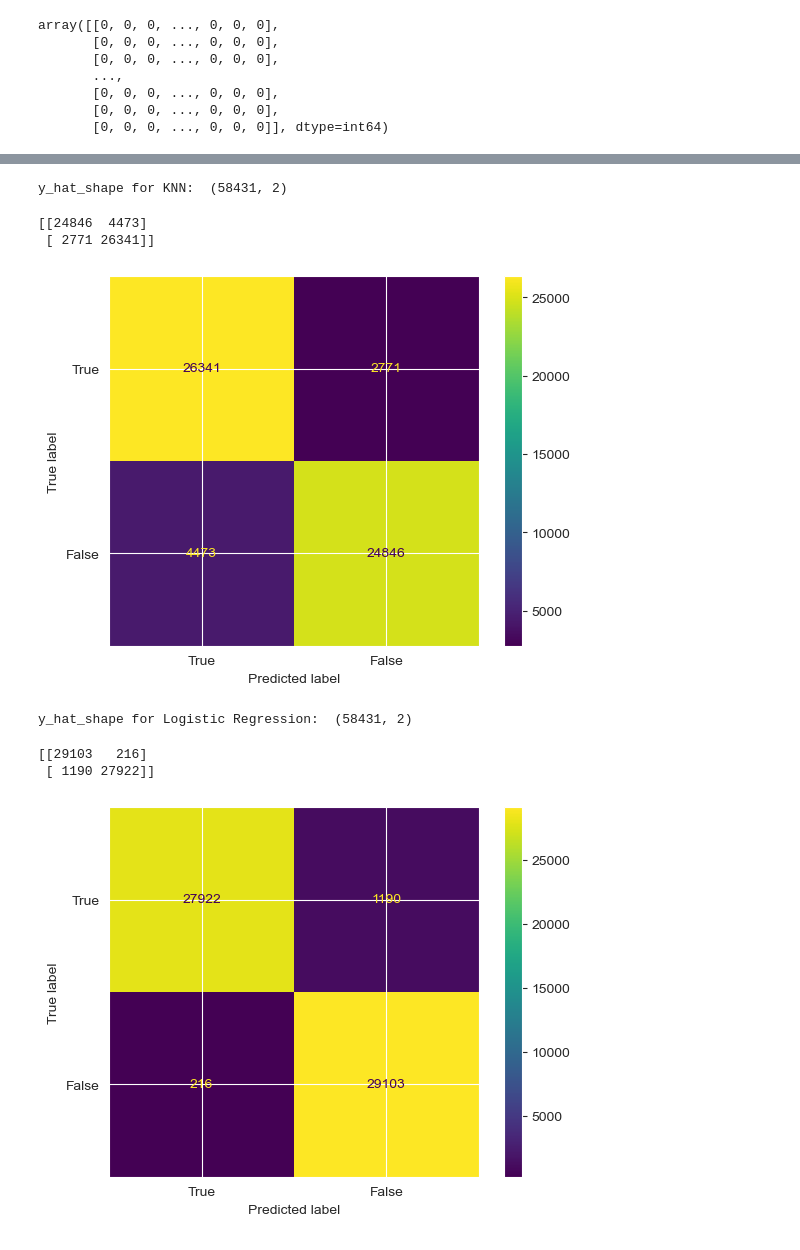
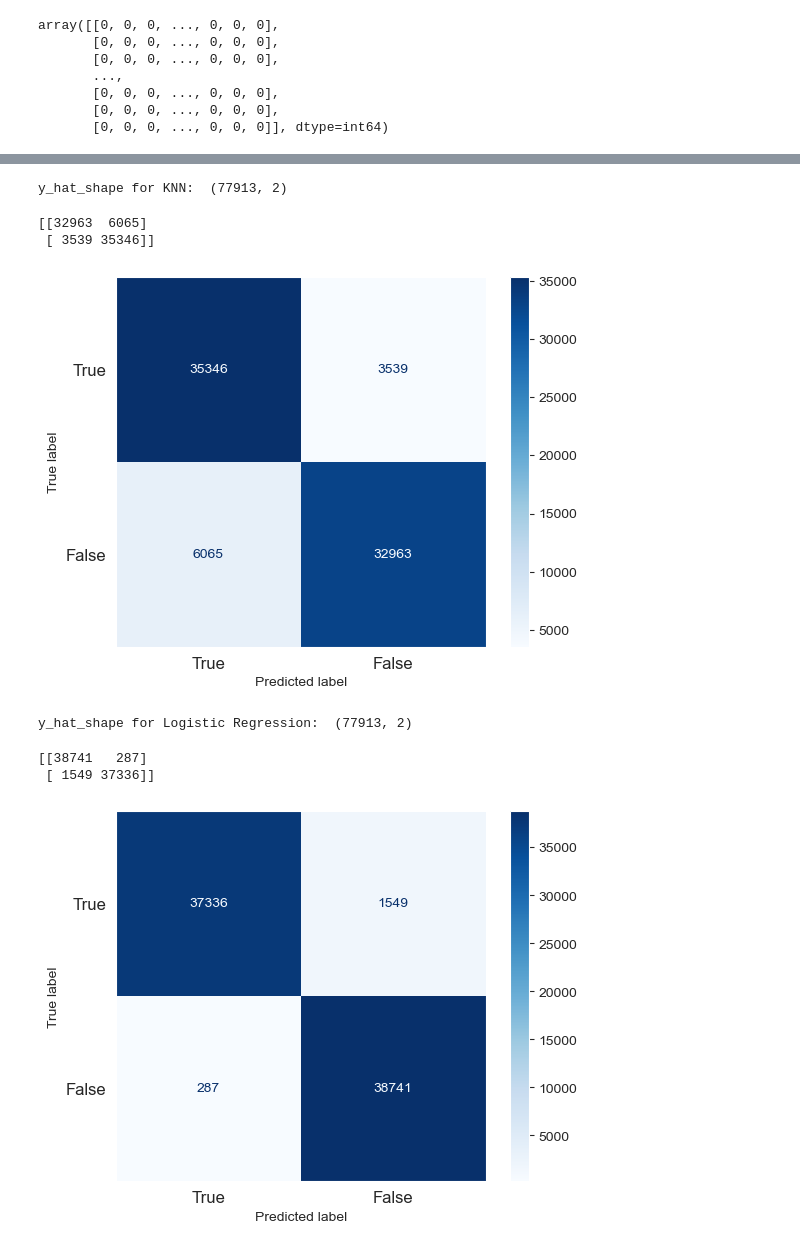
Before and after one commit to chunwei-ong/SC1015, a Jupyter notebook: proj_code.ipynb, the cells around one changed output, grey strips where cells are left out. Saved outputs shown, nothing was run; the diff lists cells and outputs as text; code cells hidden in the pictures.

```diff
--- a/proj_code.ipynb
+++ b/proj_code.ipynb
@@ -182,10 +211,10 @@ Name: count, dtype: int64
 # %%
-def  clean_text(df, text_field):#function to clean data
-    df[text_field] = df[text_field].str.lower()#convert to lower
-    df[text_field] = df[text_field].apply(lambda elem: re.sub(r"(@[A-Za-z0-9]+)|([^0-9A-Za-z \t])|(\w+:\/\/\S+)|^rt|http.+?", "", elem))
+def  clean(df, text):#function to clean data
+    df[text] = df[text].str.lower()#convert to lower
+    df[text] = df[text].apply(lambda elem: re.sub(r"(@[A-Za-z0-9]+)|([^0-9A-Za-z \t])|(\w+:\/\/\S+)|^rt|http.+?", "", elem))
     return df#removing special charachters such as url,twitter handles,RT tags
-test_clean = clean_text(test, "tweet")# Clean the text data in the testing set ('test') using the 'tweet' column
-train_clean = clean_text(train, "tweet")# Clean the text data in the training set ('train') using the 'tweet' column
+
 # Split the training set into two subsets based on their labels (0 and 1)
-train_majority = train_clean[train_clean.label==0]# Subset containing majority class (label=0)
-train_minority = train_clean[train_clean.label==1]#Subset containing minority class (label=1)
+data_clean = clean(data,"tweet")
+data_majority = data_clean[data_clean.label==0]
+data_minority = data_clean[data_clean.label==1]
@@ -192,12 +223,9 @@ train_minority = train_clean[train_clean.label==1]#Subset containing minority cl
 # %%
 # upsampling the minority class in the training set to address class imbalance
 # resample() function  to resample the minority class
-train_minority_upsampled = resample(train_minority,
-                                 replace=True,
-                                 n_samples=len(train_majority),
-                                 random_state=123)
 # combine the upsampled minority class with the original majority class
-train_upsampled = pd.concat([train_minority_upsampled, train_majority])
-train_upsampled['label'].value_counts()
+data_minority_upsampled = resample(data_minority,replace=True,n_samples=len(data_majority),random_state=123)
+data_upsampled = pd.concat([data_minority_upsampled,data_majority])
+data_upsampled['label'].value_counts()
 # %% [output]
 label
@@ -279,6 +381,6 @@ plt.show()
 # %%
-new_transformed_dt = train_upsampled[['label', 'tweet']]
-y = new_transformed_dt.iloc[:, :-1].values
+new_dt = data_upsampled[['label', 'tweet']]
+y = new_dt.iloc[:, :-1].values
 # %%
 ct = ColumnTransformer(transformers=[('encoder', OneHotEncoder(), [0])], remainder='passthrough')
 y = np.array(ct.fit_transform(y))
@@ -309,7 +411,7 @@ array([[0., 1.],
        [1., 0.]])
 # %%
 cv = CountVectorizer(max_features = 2000)
-x = cv.fit_transform(train_upsampled['tweet']).toarray()
+x = cv.fit_transform(data_upsampled['tweet']).toarray()
 x
 # %% [output]
 array([[0, 0, 0, ..., 0, 0, 0],
@@ -486,7 +598,7 @@ yhat_knn = yhat_knn[:, 1]
 fpr_knn, tpr_knn, _ = metrics.roc_curve(y_test, yhat_knn)
 auc_knn = round(metrics.roc_auc_score(y_test, yhat_knn), 4)
 # %% [output]
-y_hat_shape for KNN:  (58431, 2)
+y_hat_shape for KNN:  (77913, 2)
 # %%
 #Logistic Regression
 y_pred_lr=classifier_lr.predict(x_test)
@@ -494,12 +606,15 @@ cm = confusion_matrix(y_test, y_pred_lr)
 print(cm)
 
 cm_display = metrics.ConfusionMatrixDisplay(confusion_matrix = confusion_matrix(y_test, y_pred_lr, labels = [1,0]), display_labels = [True, False])
-cm_display.plot()
+cm_display.plot(cmap='Blues', xticks_rotation='horizontal', values_format='d', ax=plt.gca())
+plt.xticks(fontsize=12)
+plt.yticks(fontsize=12)
+plt.grid(False)
 plt.show()
 # %% [output]
-[[24846  4473]
- [ 2771 26341]]
+[[32963  6065]
+ [ 3539 35346]]
-[figure, old version]
+[figure, new version]
 # %%
 yhat_lr = classifier_lr.predict_proba(x_test)
 print('y_hat_shape for Logistic Regression: ',yhat_lr.shape)
@@ -507,20 +622,23 @@ yhat_lr = yhat_lr[:, 1]
 fpr_lr, tpr_lr, _ = metrics.roc_curve(y_test, yhat_lr)
 auc_lr = round(metrics.roc_auc_score(y_test, yhat_lr), 4)
 # %% [output]
-y_hat_shape for Logistic Regression:  (58431, 2)
+y_hat_shape for Logistic Regression:  (77913, 2)
 # %%
 #Random Forest
 y_pred_rf = classifier_rf.predict(x_test)
 cm = confusion_matrix(y_test, y_pred_rf)
 print(cm)
 
 cm_display = metrics.ConfusionMatrixDisplay(confusion_matrix = confusion_matrix(y_test, y_pred_rf, labels = [1,0]), display_labels = [True, False])
-cm_display.plot()
+cm_display.plot(cmap='Blues', xticks_rotation='horizontal', values_format='d', ax=plt.gca())
+plt.xticks(fontsize=12)
+plt.yticks(fontsize=12)
+plt.grid(False)
 plt.show()
 # %% [output]
-[[29103   216]
- [ 1190 27922]]
+[[38741   287]
+ [ 1549 37336]]
-[figure, old version]
+[figure, new version]
 # %%
 yhat_rf = classifier_rf.predict_proba(x_test)
 print('y_hat_shape for Random Forest: ',yhat_rf.shape)
```
Also changed, not shown: parts of 61 cells of this notebook.
